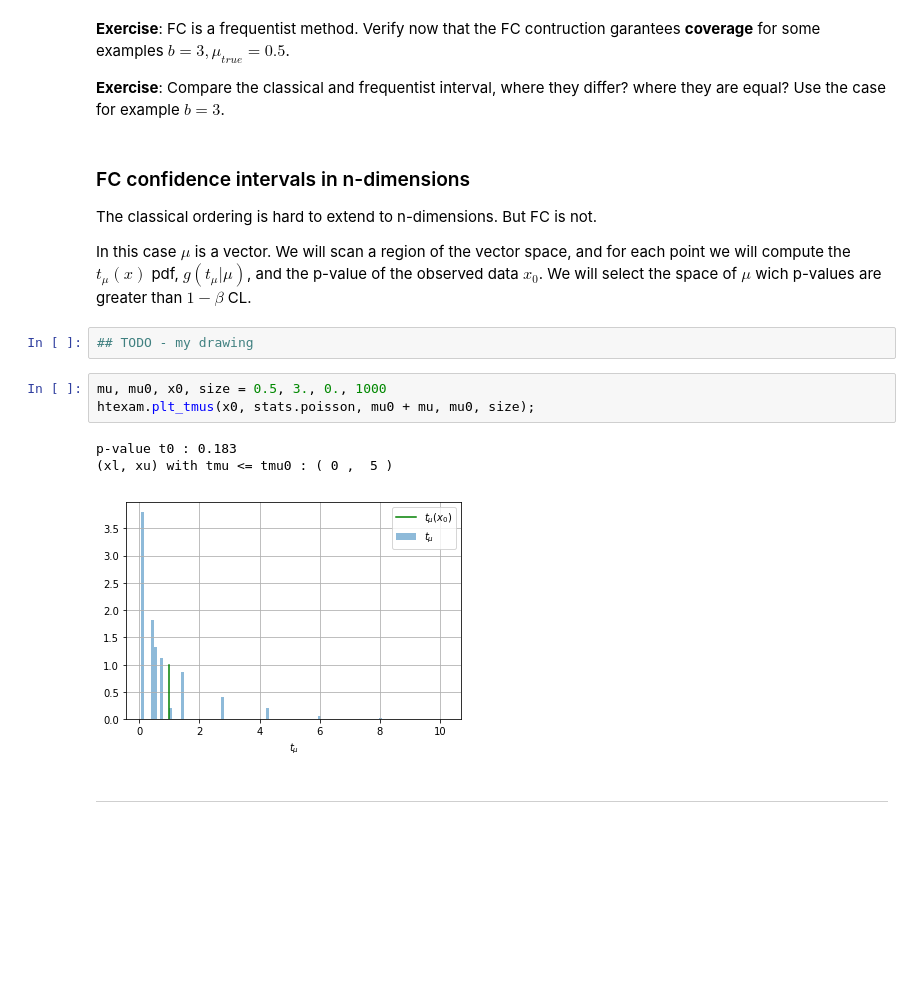
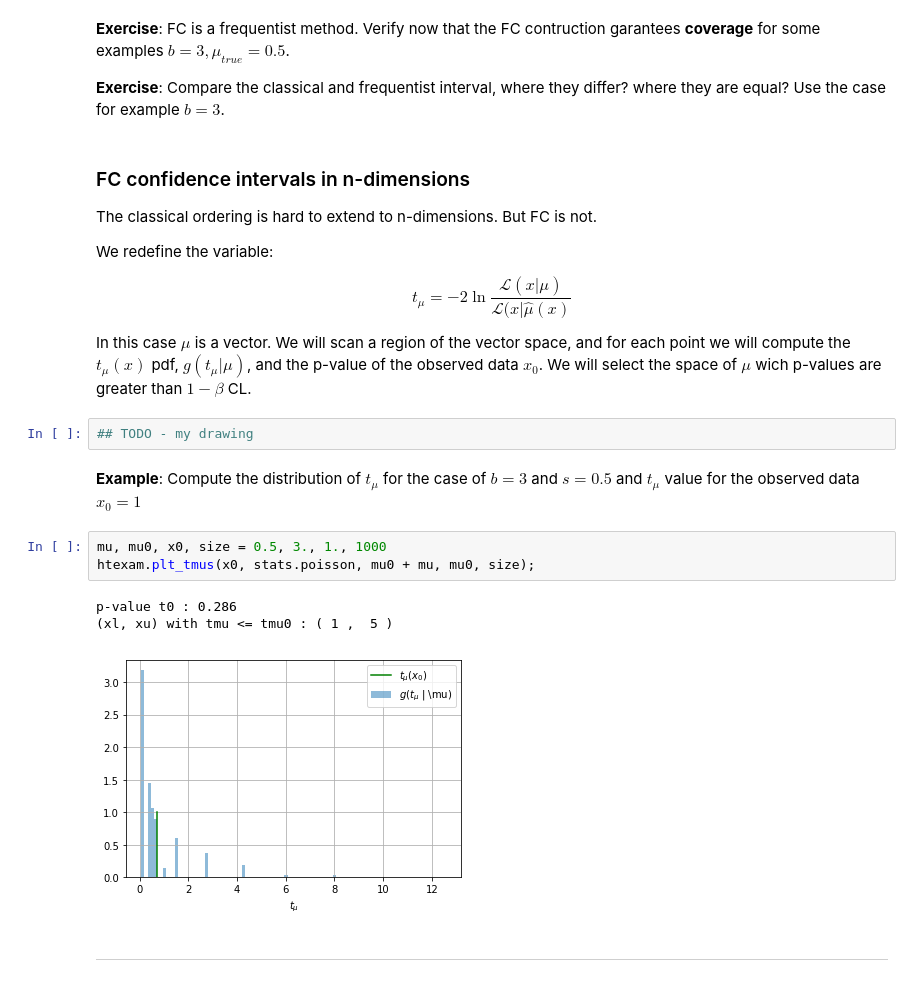
Before and after one commit to jahernando/pyraresearchlectures, a Jupyter notebook: lecture_confidence_intervals.ipynb, the cells around one changed output. Saved outputs shown, nothing was run; the diff lists cells and outputs as text; blank space fills up the shorter version.

```diff
--- a/lecture_confidence_intervals.ipynb
+++ b/lecture_confidence_intervals.ipynb
@@ -265,16 +265,24 @@ CI  (0.0, 0.4221105527638191)  at  0.68 CL for b =  3  and x0 =  1
 
 The classical ordering is hard to extend to n-dimensions. But FC is not.
 
+We redefine the variable:
+
+$$
+t_\mu = -2 \ln \frac{\mathcal{L}(x | \mu)}{\mathcal{L}(x| \hat{\mu}(x)}
+$$
+
 In this case $\mu$ is a vector. We will scan a region of the vector space, and for each point we will compute the $t_\mu(x)$ pdf, $g(t_\mu | \mu)$, and the p-value of the observed data $x_0$. We will select the space of $\mu$ wich p-values are greater than $1-\beta$ CL.
 # %%
 ## TODO - my drawing
+# %% [markdown]
+**Example**: Compute the distribution of $t_\mu$ for the case of $b=3$ and $s=0.5$ and $t_\mu$ value for the observed data $x_0 = 1$
 # %%
-mu, mu0, x0, size = 0.5, 3., 0., 1000
+mu, mu0, x0, size = 0.5, 3., 1., 1000
 htexam.plt_tmus(x0, stats.poisson, mu0 + mu, mu0, size);
 # %% [output]
-p-value t0 : 0.183
-(xl, xu) with tmu <= tmu0 : ( 0 ,  5 )
+p-value t0 : 0.286
+(xl, xu) with tmu <= tmu0 : ( 1 ,  5 )
-[figure, old version]
+[figure, new version]
 # %% [markdown]
 ---
 # %% [markdown]
```
Also changed, not shown: parts of 6 cells of this notebook, 2 other files.
